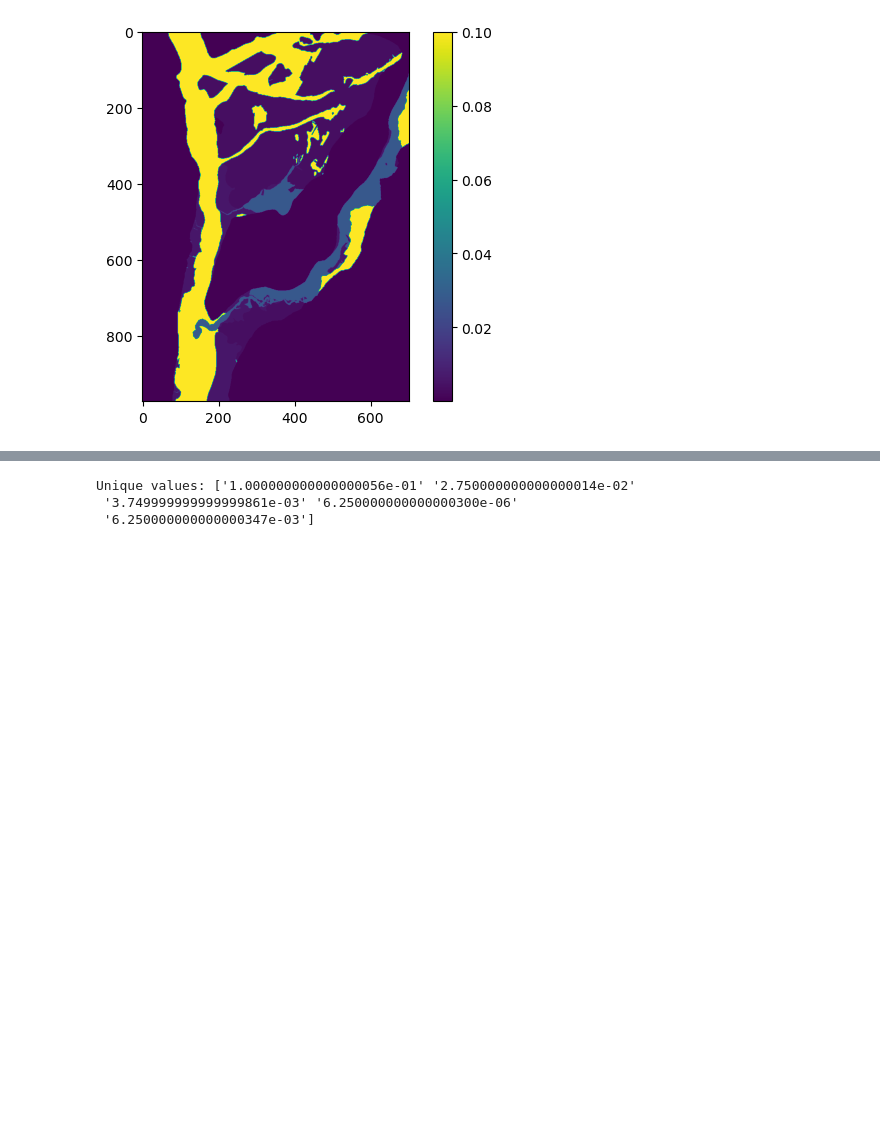
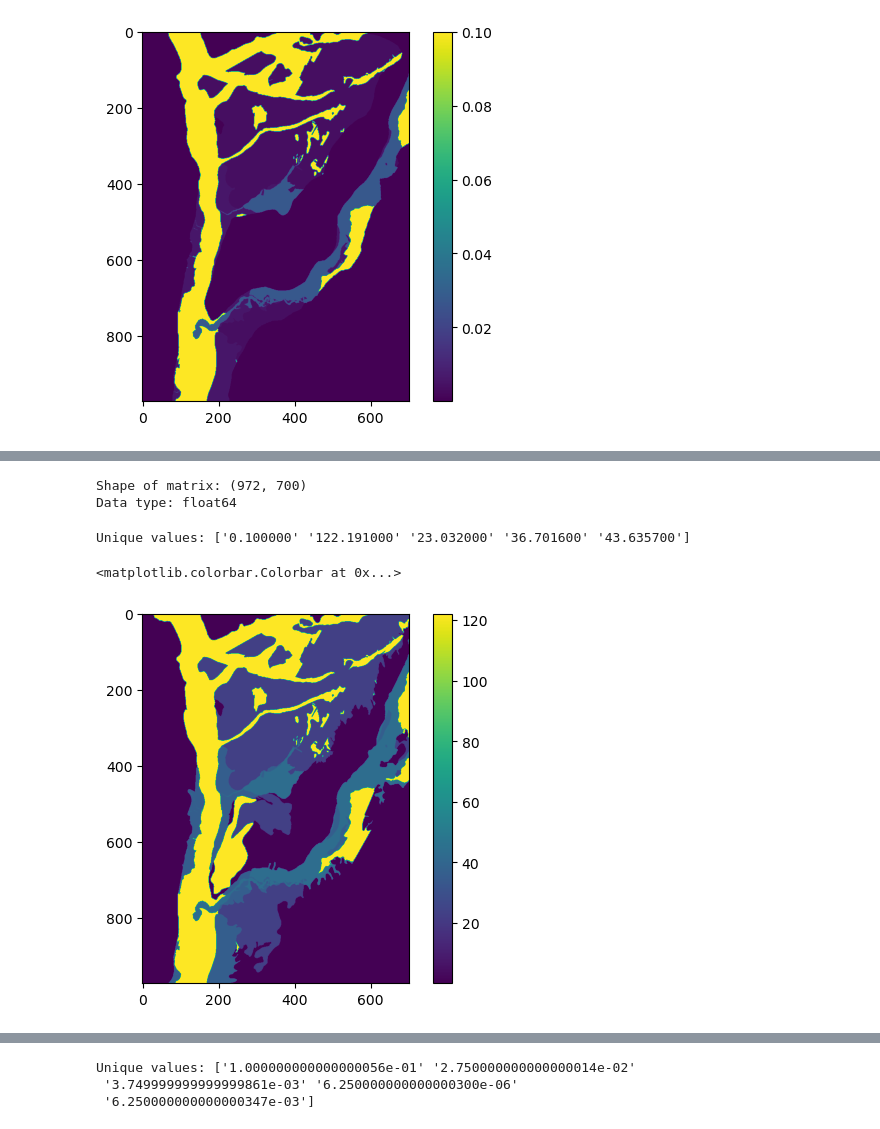
Before and after one commit to jackplogan33/peterson-modflow, a Jupyter notebook: notebooks/dat_files.ipynb, the cells around one changed output, grey strips where cells are left out. Cells and saved outputs as stored; diff of their text form; code cells hidden in the pictures; blank space fills up the shorter version.

```diff
--- a/notebooks/dat_files.ipynb
+++ b/notebooks/dat_files.ipynb
@@ -87,0 +282,30 @@ Unique values: ['3.20000000e-01' '3.90000000e-01' '4.55000000e-01' '4.75000000e-
+# %%
+data = np.loadtxt('../input-files/data-files/flow-kfield.dat' )
+# Check size and type
+print("Shape of matrix:", data.shape)
+print("Data type:", data.dtype)
+# %% [output]
+Shape of matrix: (972, 700)
+Data type: float64
+# %%
+# Read the .dat file
+file_path = '../input-files/data-files/flow-kfield.dat'  # Change this to your actual file path
+with open(file_path, "r") as file:
+    data = file.readlines()
+
+# Flatten and clean the data (assuming space-separated values)
+values = [item for line in data for item in line.split()]
+unique_values = np.unique(values)  # Get unique values
+
+print("Unique values:", unique_values)
+# %% [output]
+Unique values: ['0.100000' '122.191000' '23.032000' '36.701600' '43.635700']
+# %%
+k_matrix = np.loadtxt(os.path.join('..', 'input-files','data-files','flow-kfield.dat'))
+hk= np.where(ib == 1, k_matrix, 0)
+hk = np.where(k_matrix == 0, 0.0001, k_matrix)
+plt.imshow(hk)
+plt.colorbar()
+# %% [output]
+<matplotlib.colorbar.Colorbar at 0x...>
+[figure, added]
```
Also changed, not shown: parts of 27 cells of this notebook.
